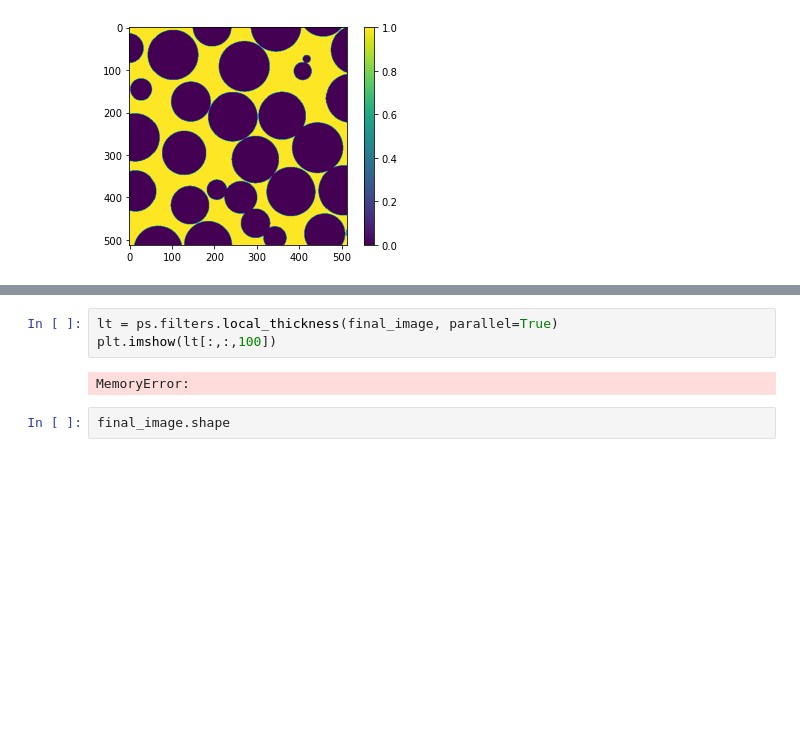
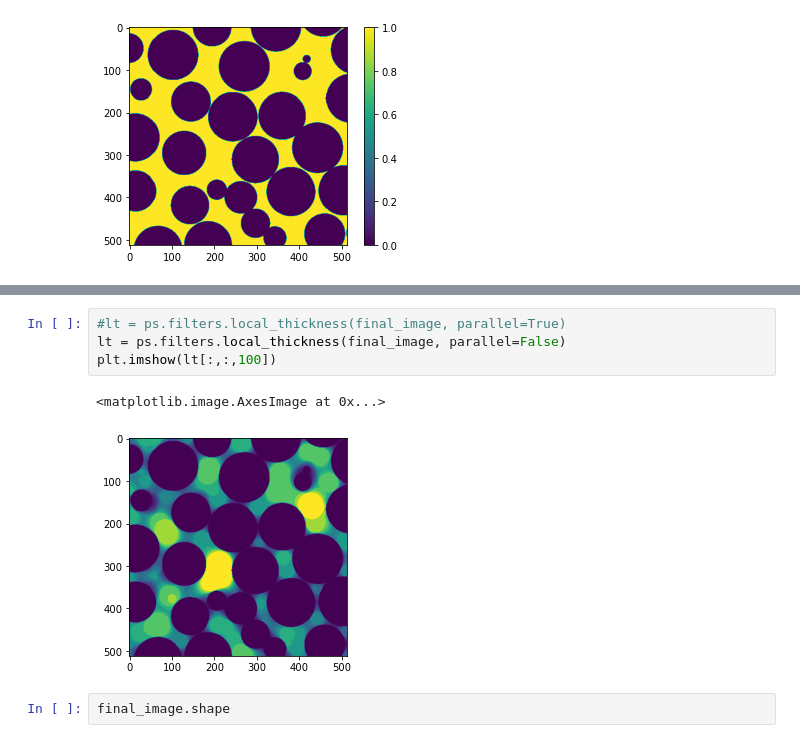
Before and after one commit to akkendrick/LABMOPS, a Jupyter notebook: digitalSampAnalysis.ipynb, the cells around one changed output, grey strips where cells are left out. Cells and saved outputs as stored; diff of their text form; blank space fills up the shorter version.

```diff
--- a/digitalSampAnalysis.ipynb
+++ b/digitalSampAnalysis.ipynb
@@ -21,8 +38,10 @@ plt.colorbar()
 # %%
-lt = ps.filters.local_thickness(final_image, parallel=True)
+#lt = ps.filters.local_thickness(final_image, parallel=True)
+lt = ps.filters.local_thickness(final_image, parallel=False)
 plt.imshow(lt[:,:,100])
 # %% [output]
-MemoryError:
+<matplotlib.image.AxesImage at 0x...>
+[figure, added]
 # %%
 final_image.shape
 # %% [output]
```
Also changed, not shown: parts of 1 cell of this notebook.
